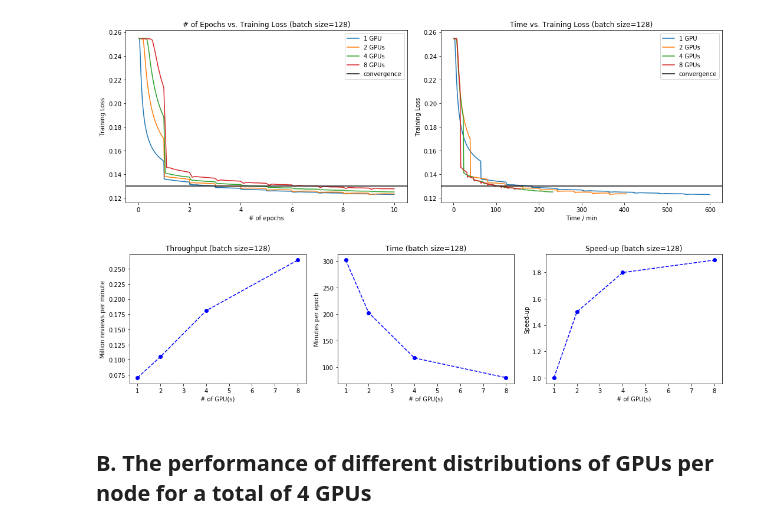
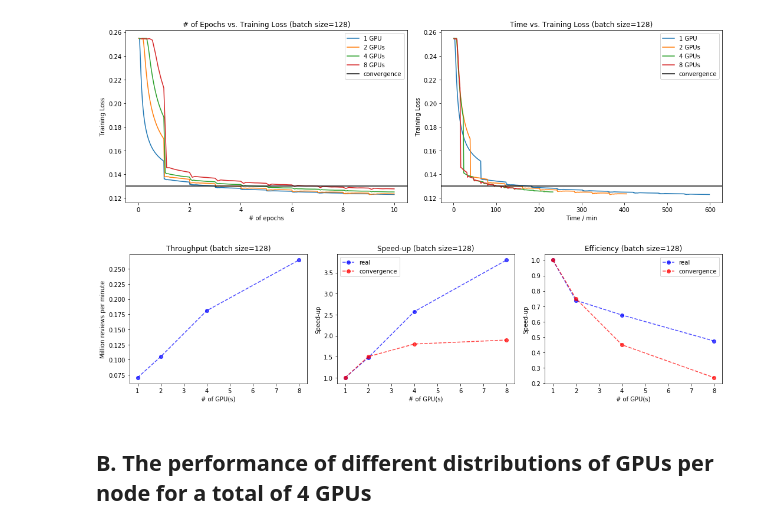
Before and after one commit to zzaym/Large-Scale-Distributed-Sentiment-Analysis-with-RNNs, a Jupyter notebook: visualization.ipynb, the cells around one changed output. Cells and saved outputs as stored; diff of their text form; code cells hidden in the pictures.

```diff
--- a/visualization.ipynb
+++ b/visualization.ipynb
@@ -135,31 +135,37 @@ plt.show()
 [figure]
 # %%
 N = 21.28
+num_gpus = [1,2,4,8]
 plt.figure(figsize=(15,4))
 plt.subplot(1,3,1, title='Throughput (batch size=128)')
-plt.plot([1,2,4,8], [N/np.mean(iteration_summary_1n_1g_b128['accumulated time'][1:]), \
+plt.plot(num_gpus, [N/np.mean(iteration_summary_1n_1g_b128['accumulated time'][1:]), \
                    N/np.mean(iteration_summary_2n_1g_b128['accumulated time'][1:]),
                    N/np.mean(iteration_summary_4n_1g_b128['accumulated time'][1:]),
-                   N/np.mean(iteration_summary_2n_4g_b128['accumulated time'][1:])], 'b--o')
+                   N/np.mean(iteration_summary_2n_4g_b128['accumulated time'][1:])], 'b--o', alpha=0.7)
 plt.xlabel('# of GPU(s)')
 plt.ylabel('Million reviews per minute')
-plt.subplot(1,3,2, title='Time (batch size=128)')
-plt.plot([1,2,4,8], [np.mean(iteration_summary_1n_1g_b128['accumulated time'][1:]), \
-                   np.mean(iteration_summary_2n_1g_b128['accumulated time'][1:]),
-                   np.mean(iteration_summary_4n_1g_b128['accumulated time'][1:]),
-                   np.mean(iteration_summary_2n_4g_b128['accumulated time'][1:])], 'b--o')
-plt.xlabel('# of GPU(s)')
-plt.ylabel('Minutes per epoch')
-plt.subplot(1,3,3, title='Speed-up (batch size=128)')
-speed_up = [180/180, 180/120, 180/100, 180/95]
-plt.plot([1,2,4,8], speed_up, 'b--o')
+plt.subplot(1,3,2, title='Speed-up (batch size=128)')
+serial_time = iteration_summary_1n_1g_b128['accumulated time'][-1]
+real_speed_up = [1, serial_time/iteration_summary_2n_1g_b128['accumulated time'][-1],\
+                 serial_time/iteration_summary_4n_1g_b128['accumulated time'][-1], \
+                 serial_time/iteration_summary_2n_4g_b128['accumulated time'][-1]]
+conv_speed_up = [1, 180/120, 180/100, 180/95]
+plt.plot(num_gpus, real_speed_up, 'b--o', alpha=0.7, label='real')
+plt.plot(num_gpus, conv_speed_up, 'r--o', alpha=0.7, label='convergence')
 plt.xlabel('# of GPU(s)')
 plt.ylabel('Speed-up')
+plt.legend()
+plt.subplot(1,3,3, title='Efficiency (batch size=128)')
+plt.plot(num_gpus, [i/j for i,j in zip(real_speed_up, num_gpus)], 'b--o', alpha=0.7, label='real')
+plt.plot(num_gpus, [i/j for i,j in zip(conv_speed_up, num_gpus)], 'r--o', alpha=0.7, label='convergence')
+plt.xlabel('# of GPU(s)')
+plt.ylabel('Speed-up')
+plt.legend()
 plt.tight_layout()
-plt.savefig('A2.png', transparent=True)
+plt.savefig('Figures/A2.png', transparent=True)
 plt.show()
 # %% [output]
-[figure, old version]
+[figure, new version]
 # %% [markdown]
 ## B. The performance of different distributions of GPUs per node for a total of 4 GPUs
 # %%
```
Also changed, not shown: parts of 6 cells of this notebook.
